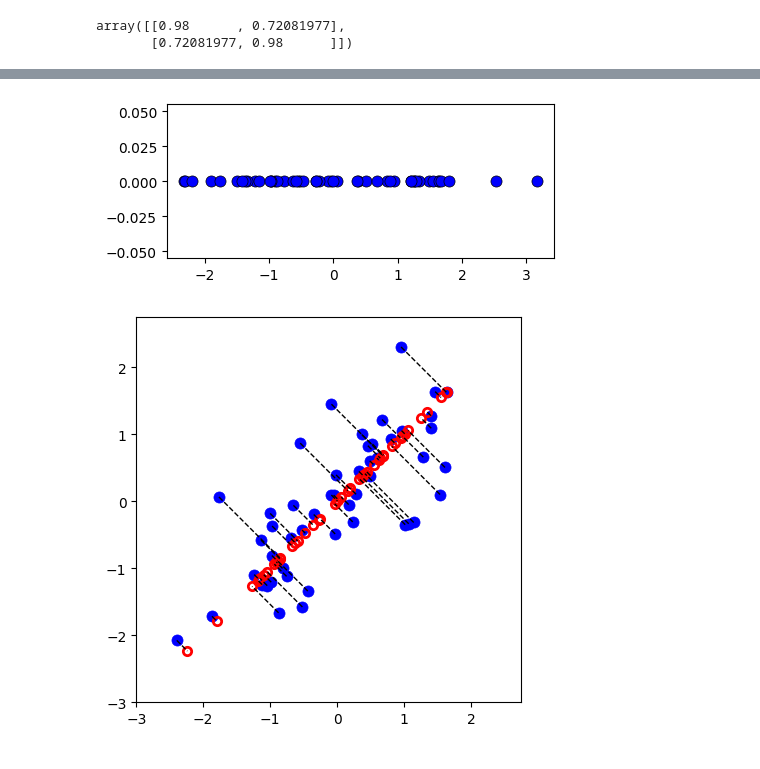
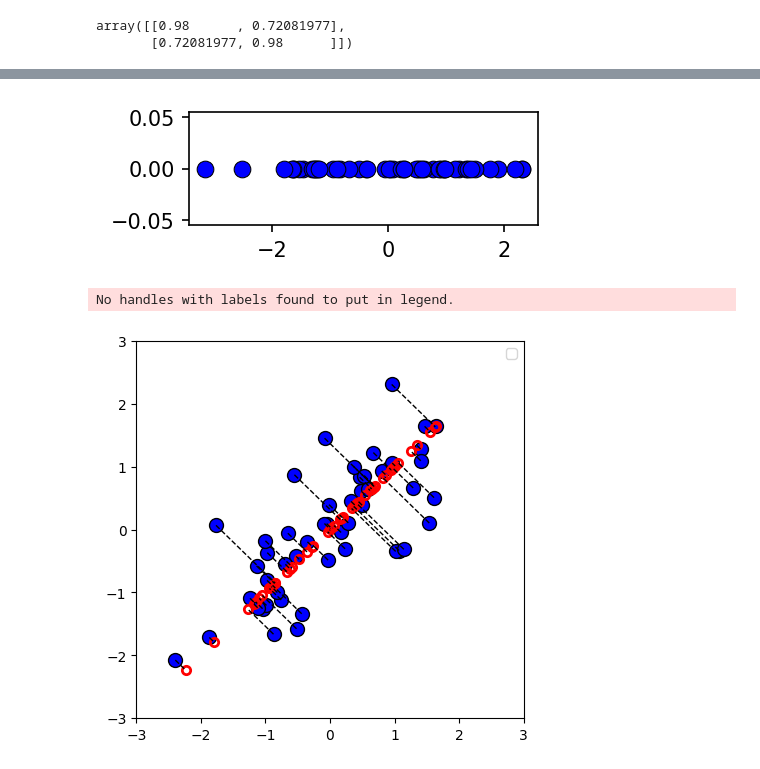
Before and after one commit to aditya0by0/Projects, a Jupyter notebook: PCA - From Scratch/Untitled.ipynb, the cells around one changed output, grey strips where cells are left out. Saved outputs shown, nothing was run; the diff lists cells and outputs as text; code cells hidden in the pictures.

```diff
--- a/PCA - From Scratch/Untitled.ipynb
+++ b/PCA - From Scratch/Untitled.ipynb
@@ -131,0 +130,5 @@ U,S,V_T = model.run_pca(Covariance_matrix)
+# %%
+# ---------- Covariance Matrix of Normalized data ------------------
+
+Covariance_matrix = (1/(X_norm.shape[0])) * np.dot(X_norm.T,X_norm) # nxm - mxn
+Covariance_matrix # nxn - covariance matix of features of the data
@@ -131,0 +142,11 @@ U,S,V_T = model.run_pca(Covariance_matrix)
+# %%
+# --------- Finding eigen values and vectors --------
+def find_eigens(Cov_matrix):
+    eigen_values, eigen_vectors = np.linalg.eig(Cov_matrix) # returns tuple of eigen values and unit eigen vectors
+    sort_indices = np.argsort(eigen_values)[::-1] # sort the indices of  eigen value from large to small
+    eigen_values = eigen_values[sort_indices] # sort the eigen values
+    eigen_vectors = eigen_vectors[:,sort_indices] # sort eigen column vectors in same order
+    return eigen_values, eigen_vectors
+
+lambda_, U = find_eigens(Covariance_matrix)
+U
@@ -144,0 +193,17 @@ plt.show()
+# %%
+fig,ax =  plt.subplots(figsize=(5,5),dpi=100)
+ax.plot(X_norm[:, 0], X_norm[:, 1], 'bo', ms=10, mec='k', mew=1)
+
+ax.plot( norm_mean[0], norm_mean[1], 'r+', ms=10, mew=2)
+
+ax.arrow(norm_mean[0], norm_mean[1],  lambda_[0]*U[0,0], lambda_[0] * U[1,0],
+             head_width=0.25,head_length=0.2, fc='k', ec='k', lw=2, zorder=1000)
+
+Z = np.dot(X_norm,U[:,0:1])
+Proj = U[:,0:1].T * Z
+for xnorm, proj in zip(X_norm, Proj):
+    ax.plot([xnorm[0], proj[0]], [xnorm[1], proj[1]], '--k', lw=1)
+
+ax.plot([-3.5 * U[0,0], 3.5 * U[0,0]] ,[-3.5 * U[1,0],3.5 * U[1,0]], lw = 0.5  ,color='black' )
+plt.axis([-3, 3, -3, 3])
+plt.show()
@@ -145,24 +212,32 @@ plt.show()
 # %%
-Z = model.project_onto(X_norm,U,1)
-plt.figure(figsize=(5,2))
+def project_onto(X,U,K):
+    Z = np.dot(X,U[:,:K])
+    return Z
+Z = project_onto(X_norm,U,1)
+plt.figure(figsize=(3,1),dpi=150)
 plt.plot(Z,np.zeros(len(Z)),'bo', ms=8, mec='k', mew=0.5)
 
 plt.show()
 # %% [output]
-[figure, old version]
+[figure, new version]
 # %%
-Z = model.project_onto(X_norm,U,1)
-X_rec = model.recover_back(Z,U,1)
-fig, ax = plt.subplots(figsize=(5, 5))
-ax.plot(X_norm[:, 0], X_norm[:, 1], 'bo', ms=8, mec='b', mew=0.5)
-ax.set_aspect('equal')
-ax.grid(False)
-plt.axis([-3, 2.75, -3, 2.75])
+def recover_back(Z,U,K):
+    X_rec = np.dot(Z,U[:,:K].T)
+    return X_rec
+
+X_rec = recover_back(Z,U,1)
+fig, ax = plt.subplots(figsize=(5, 5),dpi=100)
+ax.plot(X_norm[:, 0], X_norm[:, 1], 'bo', ms=10, mec='k', mew=1)
+
+plt.axis([-3, 3, -3, 3])
 
 # Draw lines connecting the projected points to the original points
 ax.plot(X_rec[:, 0], X_rec[:, 1], 'ro', mec='r', mew=2, mfc='none')
 for xnorm, xrec in zip(X_norm, X_rec):
     ax.plot([xnorm[0], xrec[0]], [xnorm[1], xrec[1]], '--k', lw=1)
+
+plt.legend()
 plt.show()
 # %% [output]
+No handles with labels found to put in legend.
-[figure, old version]
+[figure, new version]
```
Also changed, not shown: parts of 27 cells of this notebook, 5 other files.
